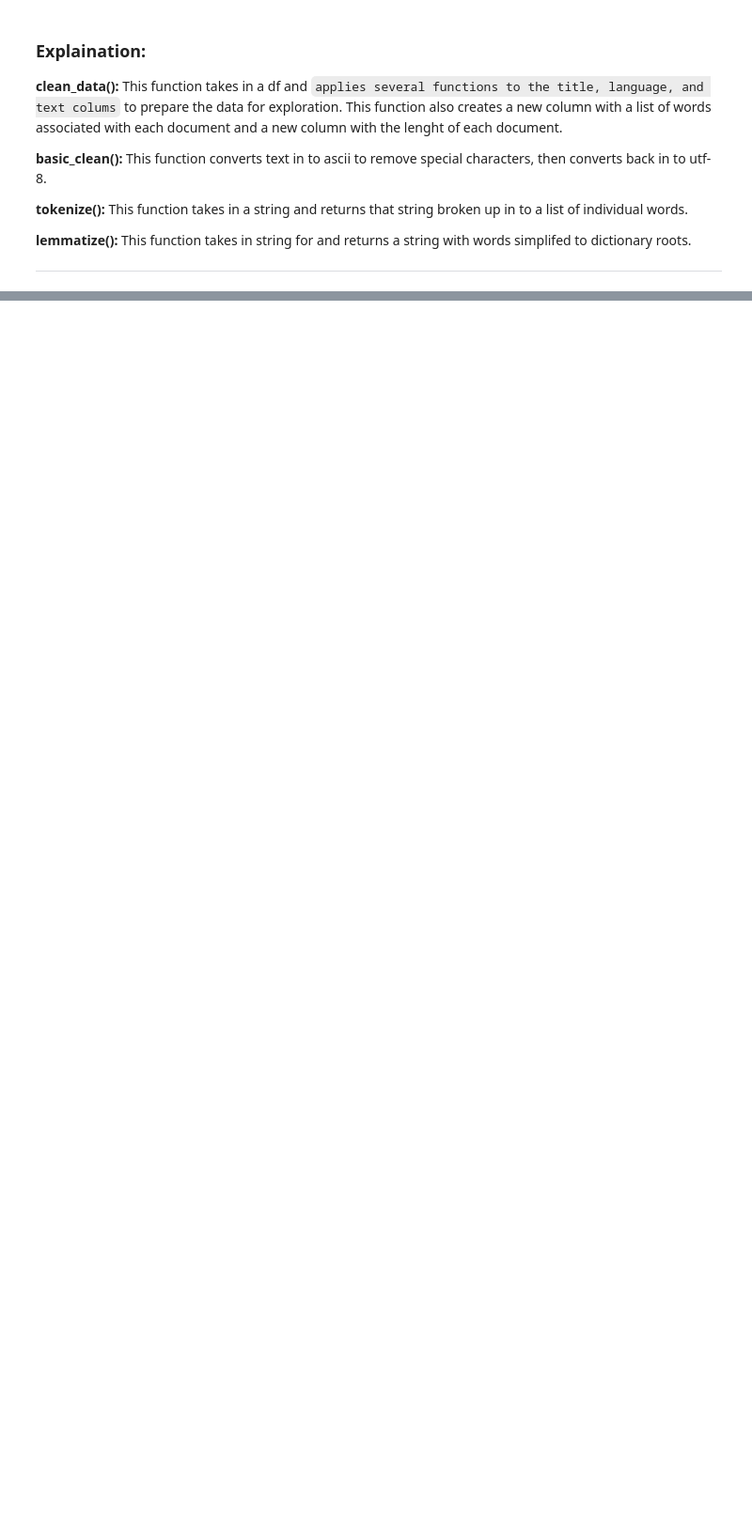
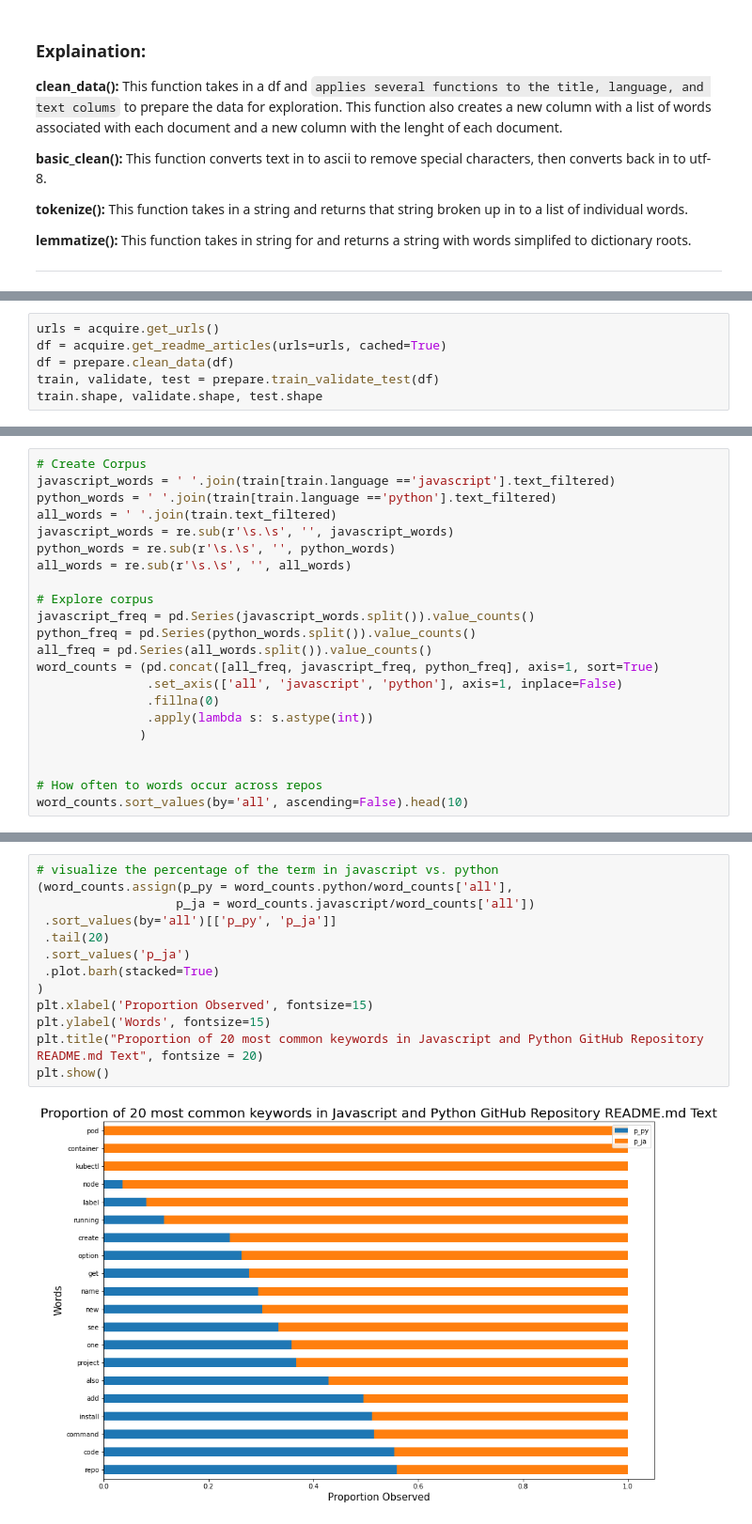
Before and after one commit to AC-Readme/nlp_project, a Jupyter notebook: final_project_notebook.ipynb, the cells around one changed output, grey strips where cells are left out. Shown: that part at 94% size. Cells and saved outputs as stored; diff of their text form; blank space fills up the shorter version.

Commit message:
Explore

```diff
--- a/final_project_notebook.ipynb
+++ b/final_project_notebook.ipynb
@@ -166,0 +181,6 @@ def clean_data(df):
+# %%
+urls = acquire.get_urls()
+df = acquire.get_readme_articles(urls=urls, cached=True)
+df = prepare.clean_data(df)
+train, validate, test = prepare.train_validate_test(df)
+train.shape, validate.shape, test.shape
@@ -166,0 +218,22 @@ def clean_data(df):
+# %%
+# Create Corpus
+javascript_words = ' '.join(train[train.language =='javascript'].text_filtered)
+python_words = ' '.join(train[train.language =='python'].text_filtered)
+all_words = ' '.join(train.text_filtered)
+javascript_words = re.sub(r'\s.\s', '', javascript_words)
+python_words = re.sub(r'\s.\s', '', python_words)
+all_words = re.sub(r'\s.\s', '', all_words)
+
+# Explore corpus
+javascript_freq = pd.Series(javascript_words.split()).value_counts()
+python_freq = pd.Series(python_words.split()).value_counts()
+all_freq = pd.Series(all_words.split()).value_counts()
+word_counts = (pd.concat([all_freq, javascript_freq, python_freq], axis=1, sort=True)
+               .set_axis(['all', 'javascript', 'python'], axis=1, inplace=False)
+               .fillna(0)
+               .apply(lambda s: s.astype(int))
+              )
+
+
+# How often to words occur across repos
+word_counts.sort_values(by='all', ascending=False).head(10)
@@ -166,0 +252,15 @@ def clean_data(df):
+# %%
+# visualize the percentage of the term in javascript vs. python
+(word_counts.assign(p_py = word_counts.python/word_counts['all'],
+                   p_ja = word_counts.javascript/word_counts['all'])
+ .sort_values(by='all')[['p_py', 'p_ja']]
+ .tail(20)
+ .sort_values('p_ja')
+ .plot.barh(stacked=True)
+)
+plt.xlabel('Proportion Observed', fontsize=15)
+plt.ylabel('Words', fontsize=15)
+plt.title("Proportion of 20 most common keywords in Javascript and Python GitHub Repository README.md Text", fontsize = 20)
+plt.show()
+# %% [output]
+[figure, added]
```
Also changed, not shown: parts of 24 cells of this notebook.
